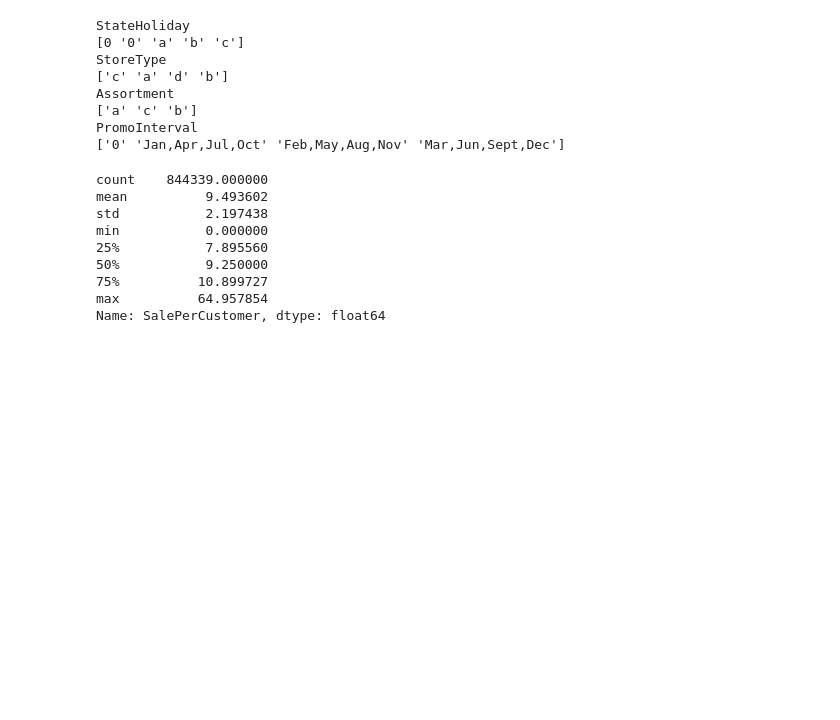
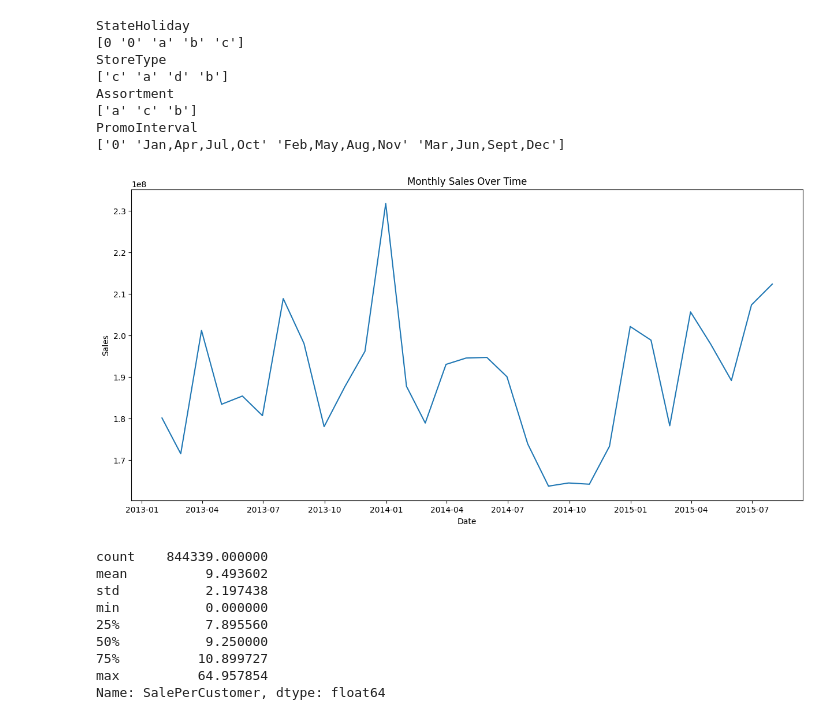
Before and after one commit to beza328/Rossman-Store-Sales-Prediction, a Jupyter notebook: Notebooks/Exploration_of _customer_purchasing_behaviour.ipynb, the cells around one changed output. Drawn from its saved outputs; the diff is of its cells as text; code cells hidden in the pictures; blank space fills up the shorter version.

Commit message:
UpdatedExploration of customer purchasing behavior

```diff
--- a/Notebooks/Exploration_of _customer_purchasing_behaviour.ipynb
+++ b/Notebooks/Exploration_of _customer_purchasing_behaviour.ipynb
@@ -128,3 +130,9 @@ PromoInterval
+# %%
+ df.set_index('Date', inplace=True)
+# %%
+ed.plot_customers_per_month(df)
+# %% [output]
+[figure, added]
 # %%
 # We can calculate sale per customer to compare stores correctly.
 df['SalePerCustomer'] = df['Sales']/df['Customers']
```
Also changed, not shown: parts of 3 cells of this notebook, 5 other files.
